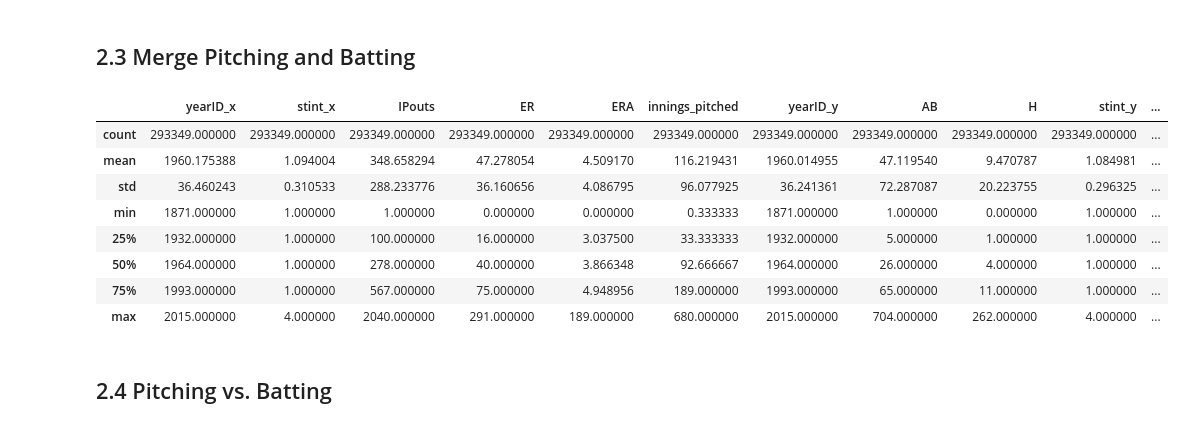
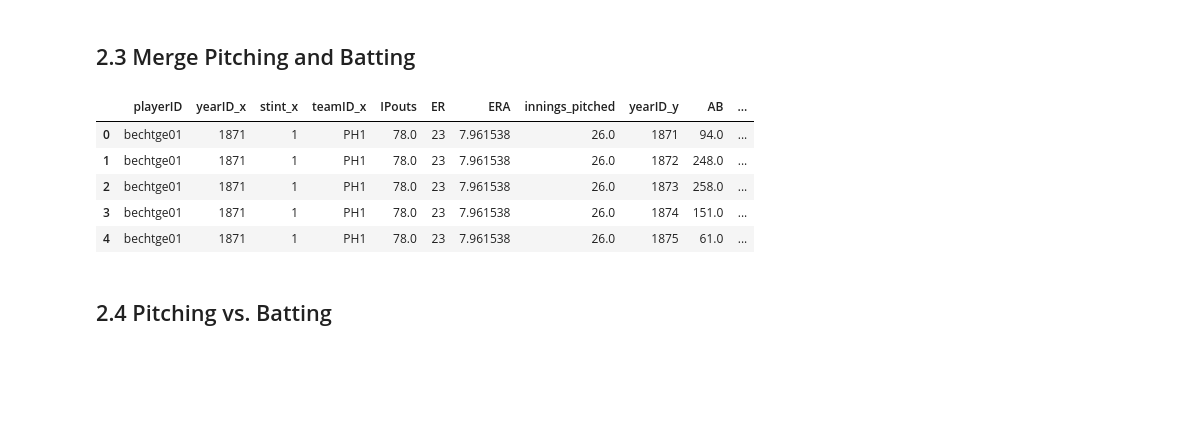
Before and after one commit to natereed/springboard-baseball-story, a Jupyter notebook: Analysis of Pitchers and Batters.ipynb, the cells around one changed output. Drawn from its saved outputs; the diff is of its cells as text; code cells hidden in the pictures; blank space fills up the shorter version.

```diff
--- a/Analysis of Pitchers and Batters.ipynb
+++ b/Analysis of Pitchers and Batters.ipynb
@@ -47,6 +47,6 @@ The data is indexed by playerID, yearID and teamID. Each entry contains the aggr
 
 To understand batting, we will look at one of the common metrics for batting ability, the batting average, which is calculated as Hits / "At Bat's". I will select the stint and the team, in addition to hits and "at bats":
 # %%
-batting_df = batting_df[['playerID', 'yearID', 'AB', 'H', 'stint', 'teamID']]
+batting_df = batting_df[['playerID', 'yearID', 'AB', 'H', 'stint', 'teamID', 'lgID']]
 batting_df.head(5)
 # %% [output]
@@ -74,7 +74,6 @@ batting_df.head(5)
 
 We will look at the distribution of data to see if we notice any interesting anything interesting. First, we look at the distribution of batting averages, which we plot below in the density plot.
 # %%
-batting_df = batting_df.dropna() # Drop missing values
 batting_df['batting_average'].dropna().describe()
 # %% [output]
 count    86410.000000
@@ -169,17 +273,16 @@ For this analysis, I am interested in all skill levels. Like the batters, some o
 # %%
 players_df = pd.merge(pitching_df, batting_df, on="playerID", how="inner")
 players_df = players_df[players_df['AB'] > 0] # Require at least 1 at bat
 players_df = players_df[players_df['innings_pitched'] > 0] # Eliminate no innings pitched
 players_df.describe()
+
+players_df.head()
 # %% [output]
-|  | yearID_x | stint_x | IPouts | ER | ERA | innings_pitched | yearID_y | AB | H | stint_y | ... |
-| count | 293349.000000 | 293349.000000 | 293349.000000 | 293349.000000 | 293349.000000 | 293349.000000 | 293349.000000 | 293349.000000 | 293349.000000 | 293349.000000 | ... |
-| mean | 1960.175388 | 1.094004 | 348.658294 | 47.278054 | 4.509170 | 116.219431 | 1960.014955 | 47.119540 | 9.470787 | 1.084981 | ... |
-| std | 36.460243 | 0.310533 | 288.233776 | 36.160656 | 4.086795 | 96.077925 | 36.241361 | 72.287087 | 20.223755 | 0.296325 | ... |
-| min | 1871.000000 | 1.000000 | 1.000000 | 0.000000 | 0.000000 | 0.333333 | 1871.000000 | 1.000000 | 0.000000 | 1.000000 | ... |
-| 25% | 1932.000000 | 1.000000 | 100.000000 | 16.000000 | 3.037500 | 33.333333 | 1932.000000 | 5.000000 | 1.000000 | 1.000000 | ... |
-| 50% | 1964.000000 | 1.000000 | 278.000000 | 40.000000 | 3.866348 | 92.666667 | 1964.000000 | 26.000000 | 4.000000 | 1.000000 | ... |
-| 75% | 1993.000000 | 1.000000 | 567.000000 | 75.000000 | 4.948956 | 189.000000 | 1993.000000 | 65.000000 | 11.000000 | 1.000000 | ... |
-| max | 2015.000000 | 4.000000 | 2040.000000 | 291.000000 | 189.000000 | 680.000000 | 2015.000000 | 704.000000 | 262.000000 | 4.000000 | ... |
+|  | playerID | yearID_x | stint_x | teamID_x | IPouts | ER | ERA | innings_pitched | yearID_y | AB | ... |
+| 0 | bechtge01 | 1871 | 1 | PH1 | 78.0 | 23 | 7.961538 | 26.0 | 1871 | 94.0 | ... |
+| 1 | bechtge01 | 1871 | 1 | PH1 | 78.0 | 23 | 7.961538 | 26.0 | 1872 | 248.0 | ... |
+| 2 | bechtge01 | 1871 | 1 | PH1 | 78.0 | 23 | 7.961538 | 26.0 | 1873 | 258.0 | ... |
+| 3 | bechtge01 | 1871 | 1 | PH1 | 78.0 | 23 | 7.961538 | 26.0 | 1874 | 151.0 | ... |
+| 4 | bechtge01 | 1871 | 1 | PH1 | 78.0 | 23 | 7.961538 | 26.0 | 1875 | 61.0 | ... |
 # %% [markdown]
 ## 2.4 Pitching vs. Batting
```
Also changed, not shown: parts of 15 cells of this notebook.
